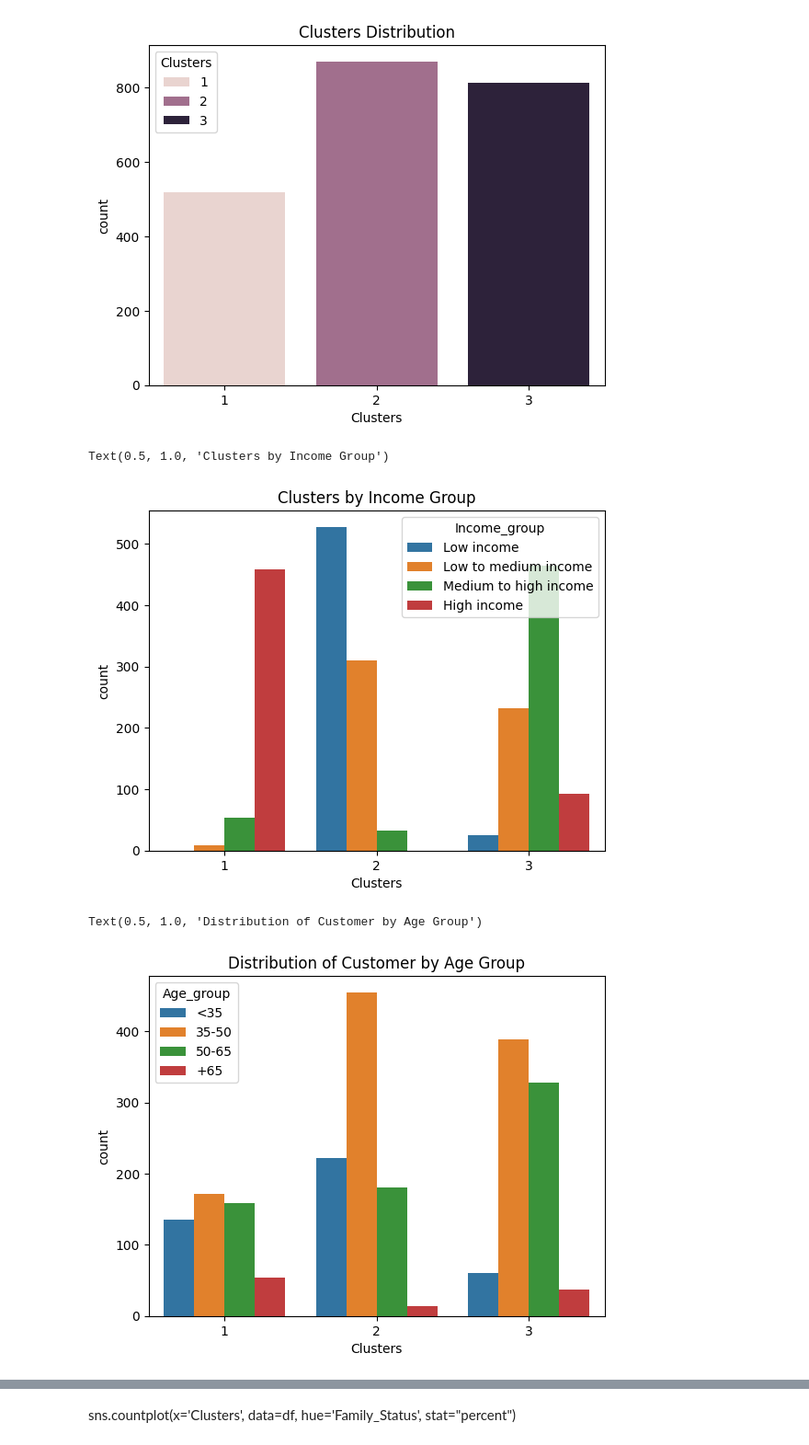
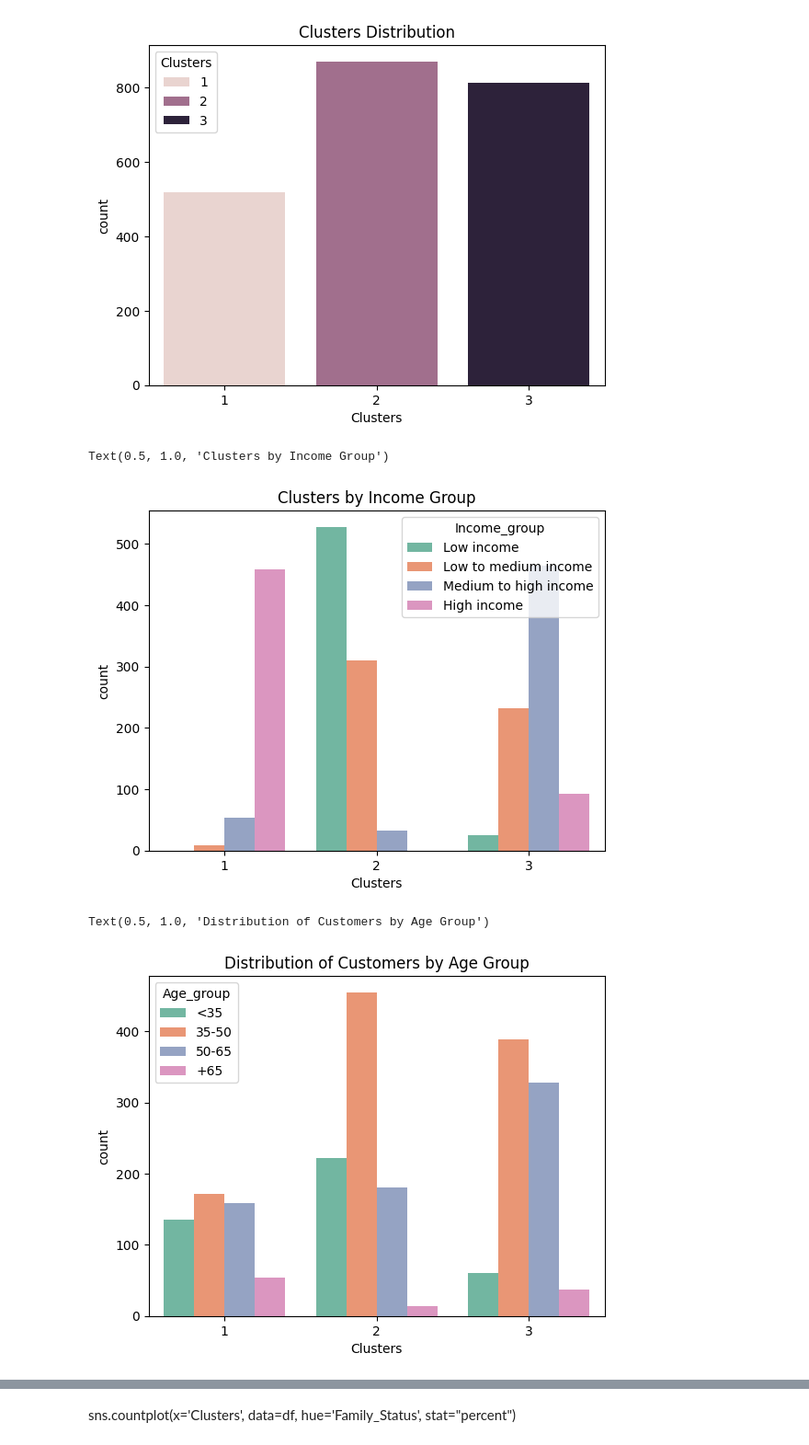
Before and after one commit to ChiaraTot/ML_Marketing-Campaign, a Jupyter notebook: src/results_notebook/Modelado.ipynb, the cells around one changed output, grey strips where cells are left out. Shown at 92% size. Saved outputs shown, nothing was run; the diff lists cells and outputs as text; code cells hidden in the pictures.

```diff
--- a/src/results_notebook/Modelado.ipynb
+++ b/src/results_notebook/Modelado.ipynb
@@ -277,7 +277,7 @@ modelo = model.copy()
 modelo.drop( ['Year_Birth', 'Education', 'Marital_Status',  'Kidhome', #'Income'
        'Teenhome', 'Dt_Customer', 'Age', 'Complain', 'Recency',
        'AmountPerPurchase', 'Age_group',
-       'Income_group', 'TotalSons', 'Education_Level', 'Family_Status'], axis=1, inplace=True)
+       'Income_group', 'TotalKids', 'Education_Level', 'Family_Status'], axis=1, inplace=True)
 # model.drop( ['Year_Birth', 'Education', 'Marital_Status', 'Income', 'Kidhome',
 #        'Teenhome', 'Dt_Customer', 'Recency',
 #         'Complain', 'Response', 'CustomerSinceInMonth', 'Age',
@@ -559,15 +559,15 @@ plt.title("Clusters Distribution")
 Text(0.5, 1.0, 'Clusters Distribution')
 [figure]
 # %%
-sns.countplot(x='Clusters', data = X, hue = 'Income_group')
+sns.countplot(x='Clusters', data = X, hue = 'Income_group', palette = "Set2")
 plt.title("Clusters by Income Group")
 # %% [output]
 Text(0.5, 1.0, 'Clusters by Income Group')
-[figure, old version]
+[figure, new version]
 # %%
-sns.countplot(x='Clusters', data = X, hue = 'Age_group')
+sns.countplot(x='Clusters', data = X, hue = 'Age_group', palette= "Set2")
 plt.title("Distribution of Customers by Age Group")
 # %% [output]
-Text(0.5, 1.0, 'Distribution of Customer by Age Group')
+Text(0.5, 1.0, 'Distribution of Customers by Age Group')
-[figure, old version]
+[figure, new version]
 # %%
```
Also changed, not shown: parts of 10 cells of this notebook, 2 other files.
